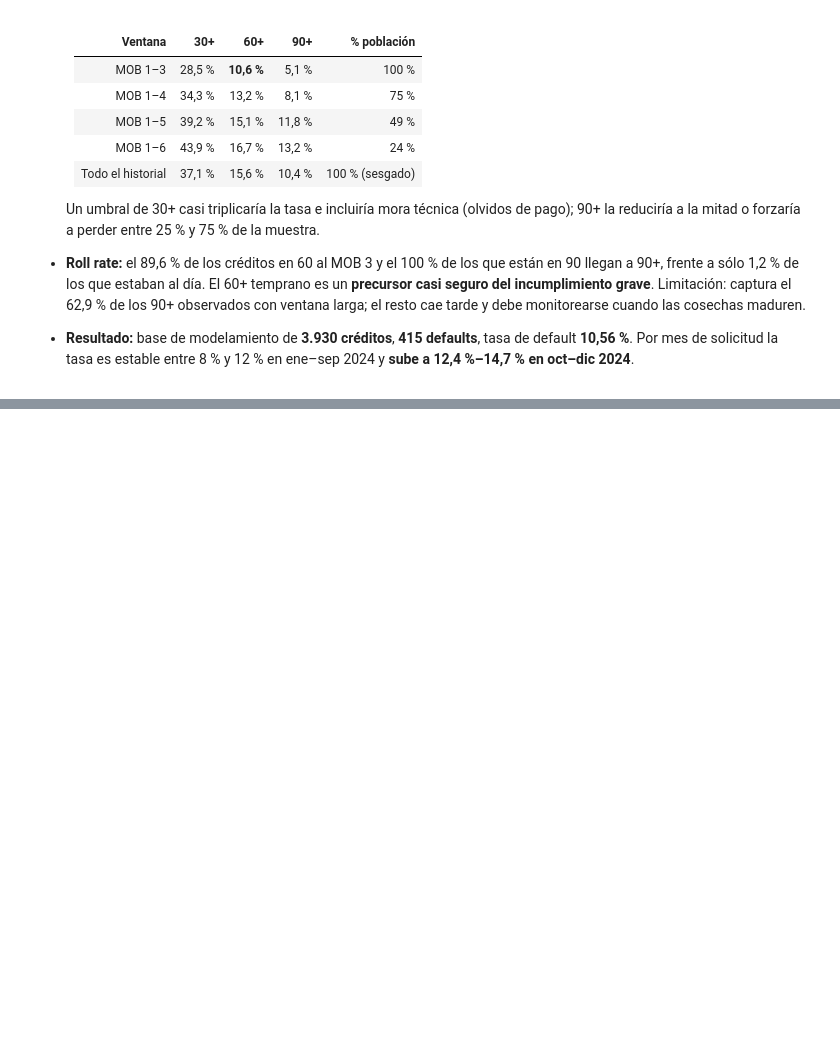
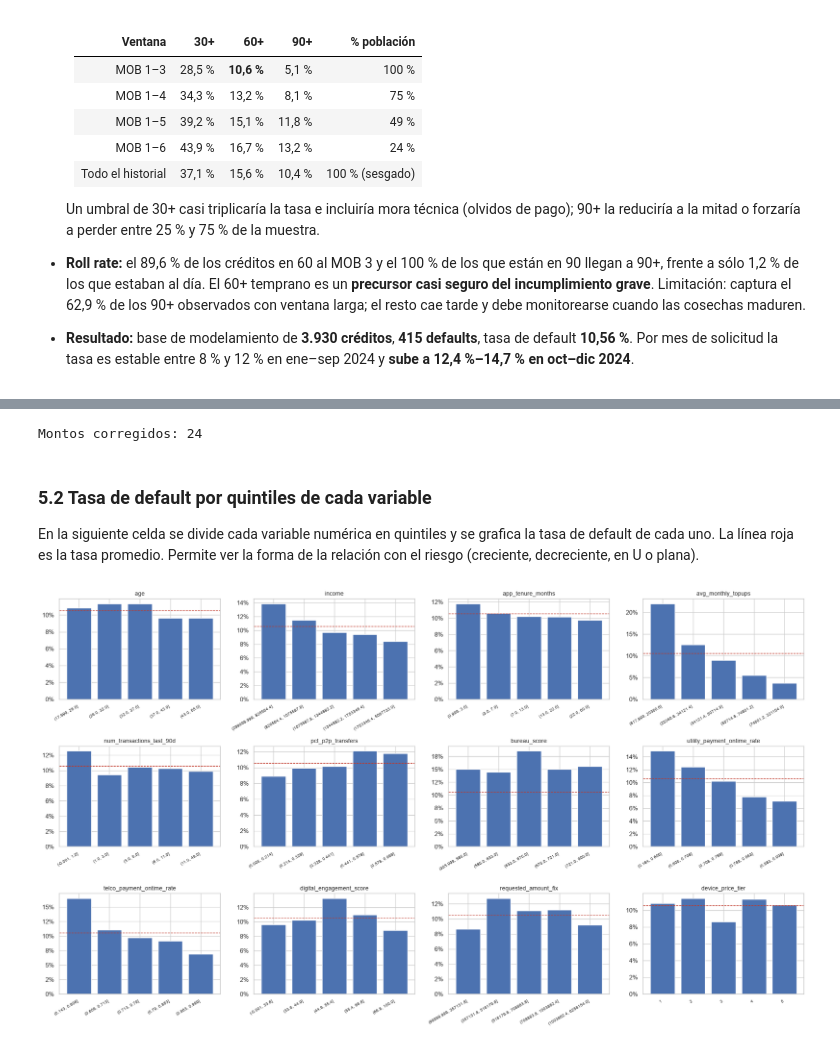
Before and after one commit to maisaarial/prueba-nequi, a Jupyter notebook: notebooks/01_modelo_pd_thin_file.ipynb, the cells around one changed output, grey strips where cells are left out. Drawn from its saved outputs; the diff is of its cells as text; code cells hidden in the pictures; blank space fills up the shorter version.

Commit message:
feat: EDA: análisis univariado, bivariado y variables categóricas

```diff
--- a/notebooks/01_modelo_pd_thin_file.ipynb
+++ b/notebooks/01_modelo_pd_thin_file.ipynb
@@ -774,0 +787,43 @@ Base de modelamiento: 3,930 | defaults: 415 | tasa: 10.56%
+# %%
+from sklearn.metrics import roc_auc_score, roc_curve
+
+def auc_univariada(y, x):
+    m = pd.notna(x)
+    a = roc_auc_score(np.asarray(y)[m], np.asarray(x)[m])
+    return (a, "+") if a >= 0.5 else (1 - a, "-")
+
+def ks(y, score):
+    fpr, tpr, _ = roc_curve(y, score)
+    return float(np.max(np.abs(tpr - fpr)))
+
+abt["flag_req_rescaled"] = (abt.requested_amount < 5000).astype(int)
+abt["requested_amount_fix"] = np.where(abt.requested_amount < 5000,
+                                       abt.requested_amount * 1000, abt.requested_amount)
+print("Montos corregidos:", abt.flag_req_rescaled.sum())
+# %% [output]
+Montos corregidos: 24
+# %% [markdown]
+### 5.2 Tasa de default por quintiles de cada variable
+En la siguiente celda se divide cada variable numérica en quintiles y se grafica la
+tasa de default de cada uno. La línea roja es la tasa promedio. Permite ver la forma
+de la relación con el riesgo (creciente, decreciente, en U o plana).
+# %%
+eda_num = ["age", "income", "app_tenure_months", "avg_monthly_topups", "num_transactions_last_90d",
+           "pct_p2p_transfers", "bureau_score", "utility_payment_ontime_rate", "telco_payment_ontime_rate",
+           "digital_engagement_score", "requested_amount_fix", "device_price_tier"]
+base = abt.default.mean()
+
+fig, axes = plt.subplots(3, 4, figsize=(19, 11))
+for ax, c in zip(axes.ravel(), eda_num):
+    z = abt[[c, "default"]].dropna()
+    grupos = pd.qcut(z[c], 5, duplicates="drop") if z[c].nunique() > 5 else z[c]
+    r = z.groupby(grupos, observed=True)["default"].mean()
+    ax.bar(range(len(r)), r.values, color="#4C72B0")
+    ax.set_xticks(range(len(r)))
+    ax.set_xticklabels([str(i) for i in r.index], rotation=30, fontsize=7, ha="right")
+    ax.axhline(base, ls="--", color="#C0392B", lw=1)
+    ax.set_title(c, fontsize=10)
+    ax.yaxis.set_major_formatter(plt.FuncFormatter(lambda v, _: f"{v:.0%}"))
+plt.tight_layout(); plt.show()
+# %% [output]
+[figure, added]
```
Also changed, not shown: parts of 7 cells of this notebook.
